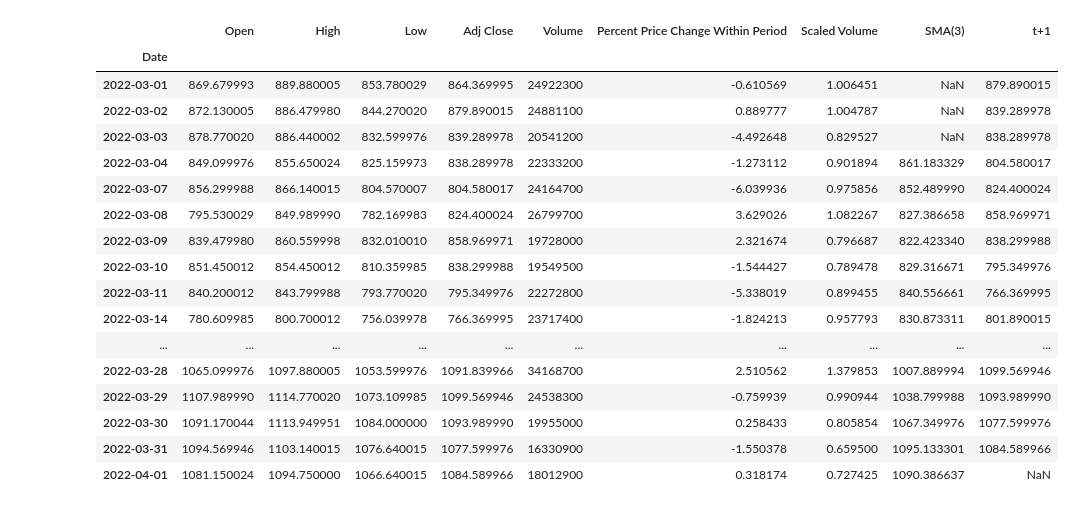
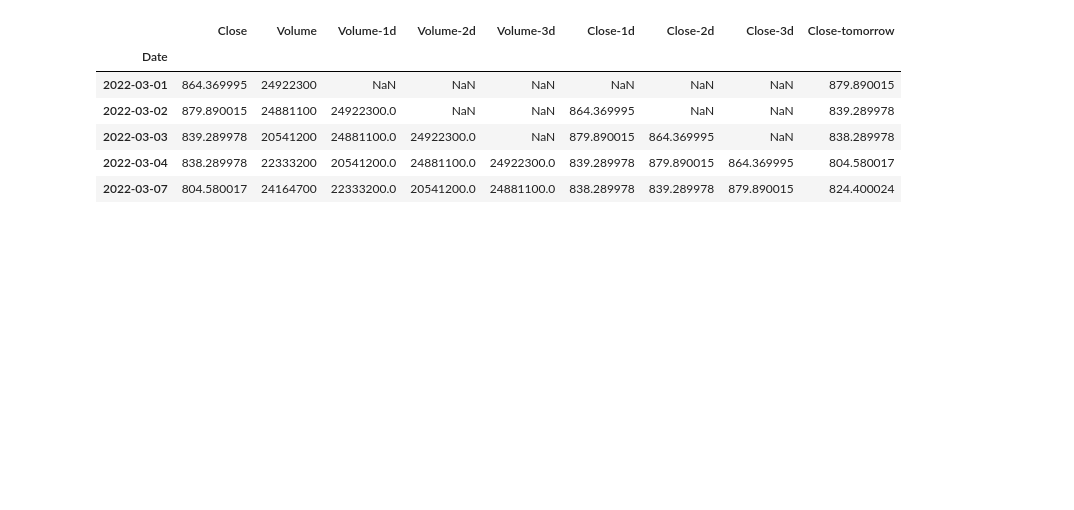
Before and after one commit to joeyh2/sentiment-technical-analysis, a Jupyter notebook: TechnicalAnalysis.ipynb, the cells around one changed output. Saved outputs shown, nothing was run; the diff lists cells and outputs as text; code cells hidden in the pictures; blank space fills up the shorter version.

```diff
--- a/TechnicalAnalysis.ipynb
+++ b/TechnicalAnalysis.ipynb
@@ -17,26 +32,47 @@ import yfinance as yf
 def stock_data(ticker):
     start_date = '2022-03-01'
     end_date = date.today()+timedelta(days=1)
+
     # 1. Request data:
     data = yf.download(ticker,
                       start=start_date,
                       end=end_date,
                       interval='1d',
                       progress=False)
+
     # 2. Feature Engineering:
-    data['Percent Price Change Within Period'] = ((data['Close'] - data['Open'])/data['Open'])*100
+    # data['Percent Price Change Within Period'] = ((data['Close'] - data['Open'])/data['Open'])*100
     # data['Change in Close Price'] = data['Close'] - data['Close'].shift(1)
     # data['Scaled Delta Close'] = data['Change in Close Price']/(data['Close'].mean())
-    data['Scaled Volume'] = data['Volume']/data['Volume'].mean()
-    data_SMA = data['Adj Close'].rolling(window=3).mean().shift(1)
-    data['SMA(3)'] = data_SMA
-    data['t+1'] = data['Adj Close'].shift(-1)
+    # data['Scaled Volume'] = data['Volume']/data['Volume'].mean()
+    # data_SMA = data['Adj Close'].rolling(window=3).mean().shift(1)
+    # data['SMA(3)'] = data_SMA
+
+    # Time Series Variables Creation
+    # t+1, t-1, t-2, t-3 Closes
+    # t+1, t-1, t-2, t-3 Volume
+    data['Volume-1d'] = data['Volume'].shift(1)
+    data['Volume-2d'] = data['Volume'].shift(2)
+    data['Volume-3d'] = data['Volume'].shift(3)
+
+    data['Close-1d'] = data['Close'].shift(1)
+    data['Close-2d'] = data['Close'].shift(2)
+    data['Close-3d'] = data['Close'].shift(3)
+
+    # TARGET CREATION
+    data['Close-tomorrow'] = data['Close'].shift(-1)
+
+    # Reset Index
     data.reset_index(inplace=True)
+
     #data['Datetime']=data['Datetime'].dt.tz_convert('America/Montreal').dt.tz_localize(None)
-    data.drop(['Close'],axis=1,inplace=True)
+
+    data.drop(['Adj Close', 'Open', 'High', 'Low'],axis=1,inplace=True)
+
     #3. Export data:
     #f_name = ticker + "_data"
     # data.to_csv('~/LighthouseLabs-Final/Dataset/1. Stock_Data/' + f_name + ".csv")
     # print('Data saved!')
+
     return data
 # %%
@@ -64,23 +103,13 @@ technical_analysis_df
 technical_analysis_df.set_index('Date', inplace = True)
 # %%
-technical_analysis_df
+# Show Index
+technical_analysis_df.head()
 # %% [output]
-|  | Open | High | Low | Adj Close | Volume | Percent Price Change Within Period | Scaled Volume | SMA(3) | t+1 |
+|  | Close | Volume | Volume-1d | Volume-2d | Volume-3d | Close-1d | Close-2d | Close-3d | Close-tomorrow |
 | Date |  |  |  |  |  |  |  |  |  |
-| 2022-03-01 | 869.679993 | 889.880005 | 853.780029 | 864.369995 | 24922300 | -0.610569 | 1.006451 | NaN | 879.890015 |
-| 2022-03-02 | 872.130005 | 886.479980 | 844.270020 | 879.890015 | 24881100 | 0.889777 | 1.004787 | NaN | 839.289978 |
-| 2022-03-03 | 878.770020 | 886.440002 | 832.599976 | 839.289978 | 20541200 | -4.492648 | 0.829527 | NaN | 838.289978 |
-| 2022-03-04 | 849.099976 | 855.650024 | 825.159973 | 838.289978 | 22333200 | -1.273112 | 0.901894 | 861.183329 | 804.580017 |
-| 2022-03-07 | 856.299988 | 866.140015 | 804.570007 | 804.580017 | 24164700 | -6.039936 | 0.975856 | 852.489990 | 824.400024 |
-| 2022-03-08 | 795.530029 | 849.989990 | 782.169983 | 824.400024 | 26799700 | 3.629026 | 1.082267 | 827.386658 | 858.969971 |
-| 2022-03-09 | 839.479980 | 860.559998 | 832.010010 | 858.969971 | 19728000 | 2.321674 | 0.796687 | 822.423340 | 838.299988 |
-| 2022-03-10 | 851.450012 | 854.450012 | 810.359985 | 838.299988 | 19549500 | -1.544427 | 0.789478 | 829.316671 | 795.349976 |
-| 2022-03-11 | 840.200012 | 843.799988 | 793.770020 | 795.349976 | 22272800 | -5.338019 | 0.899455 | 840.556661 | 766.369995 |
-| 2022-03-14 | 780.609985 | 800.700012 | 756.039978 | 766.369995 | 23717400 | -1.824213 | 0.957793 | 830.873311 | 801.890015 |
-| ... | ... | ... | ... | ... | ... | ... | ... | ... | ... |
-| 2022-03-28 | 1065.099976 | 1097.880005 | 1053.599976 | 1091.839966 | 34168700 | 2.510562 | 1.379853 | 1007.889994 | 1099.569946 |
-| 2022-03-29 | 1107.989990 | 1114.770020 | 1073.109985 | 1099.569946 | 24538300 | -0.759939 | 0.990944 | 1038.799988 | 1093.989990 |
-| 2022-03-30 | 1091.170044 | 1113.949951 | 1084.000000 | 1093.989990 | 19955000 | 0.258433 | 0.805854 | 1067.349976 | 1077.599976 |
-| 2022-03-31 | 1094.569946 | 1103.140015 | 1076.640015 | 1077.599976 | 16330900 | -1.550378 | 0.659500 | 1095.133301 | 1084.589966 |
-| 2022-04-01 | 1081.150024 | 1094.750000 | 1066.640015 | 1084.589966 | 18012900 | 0.318174 | 0.727425 | 1090.386637 | NaN |
+| 2022-03-01 | 864.369995 | 24922300 | NaN | NaN | NaN | NaN | NaN | NaN | 879.890015 |
+| 2022-03-02 | 879.890015 | 24881100 | 24922300.0 | NaN | NaN | 864.369995 | NaN | NaN | 839.289978 |
+| 2022-03-03 | 839.289978 | 20541200 | 24881100.0 | 24922300.0 | NaN | 879.890015 | 864.369995 | NaN | 838.289978 |
+| 2022-03-04 | 838.289978 | 22333200 | 20541200.0 | 24881100.0 | 24922300.0 | 839.289978 | 879.890015 | 864.369995 | 804.580017 |
+| 2022-03-07 | 804.580017 | 24164700 | 22333200.0 | 20541200.0 | 24881100.0 | 838.289978 | 839.289978 | 879.890015 | 824.400024 |
 # %%
```
Also changed, not shown: parts of 4 cells of this notebook, 4 other files.
